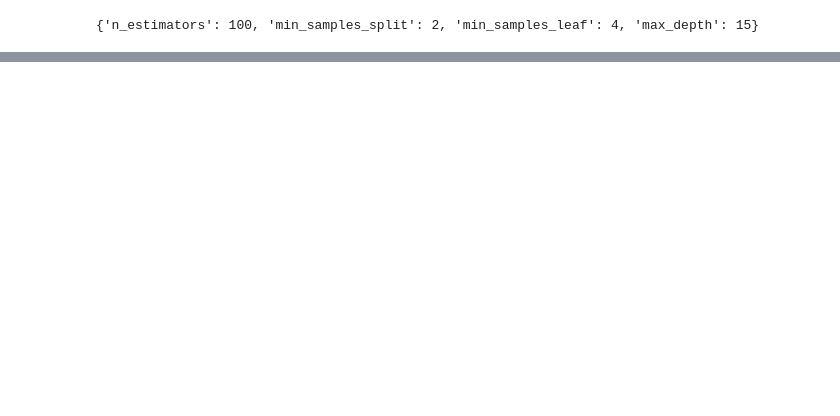
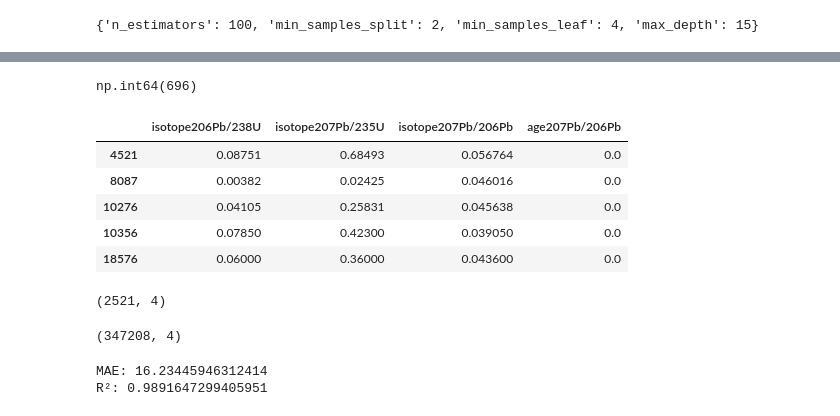
Before and after one commit to JCss156/zircon-age-prediction, a Jupyter notebook: geoclassification.ipynb, the cells around one changed output, grey strips where cells are left out. Cells and saved outputs as stored; diff of their text form; code cells hidden in the pictures; blank space fills up the shorter version.

```diff
--- a/geoclassification.ipynb
+++ b/geoclassification.ipynb
@@ -193,0 +198,32 @@ plt.show()
+# %%
+(df_model[target] == 0).sum()
+# %% [output]
+np.int64(696)
+# %%
+df_model[df_model[target] == 0].head()
+# %% [output]
+|  | isotope206Pb/238U | isotope207Pb/235U | isotope207Pb/206Pb | age207Pb/206Pb |
+| 4521 | 0.08751 | 0.68493 | 0.056764 | 0.0 |
+| 8087 | 0.00382 | 0.02425 | 0.046016 | 0.0 |
+| 10276 | 0.04105 | 0.25831 | 0.045638 | 0.0 |
+| 10356 | 0.07850 | 0.42300 | 0.039050 | 0.0 |
+| 18576 | 0.06000 | 0.36000 | 0.043600 | 0.0 |
+# %%
+df_model[df_model[target] < 10].shape
+# %% [output]
+(2521, 4)
+# %%
+df_c = df[features + [target]].dropna()
+df_c = df_c[(df_c[target] >= 50) & (df_c[target] <= 4600)]
+
+
+X = df_c[features]
+y = df_c[target]
+
+X_train, X_test, y_train, y_test = train_test_split(
+    X, y, test_size=0.2, random_state=42
+)
+
+print(df_c.shape)
+# %% [output]
+(347208, 4)
@@ -193,0 +254,11 @@ plt.show()
+# %%
+from sklearn.metrics import mean_absolute_error, r2_score
+
+mae = mean_absolute_error(y_test, preds)
+r2 = r2_score(y_test, preds)
+
+print("MAE:", mae)
+print("R²:", r2)
+# %% [output]
+MAE: 16.23445946312414
+R²: 0.9891647299405951
```
Also changed, not shown: parts of 10 cells of this notebook, 3 other files.
